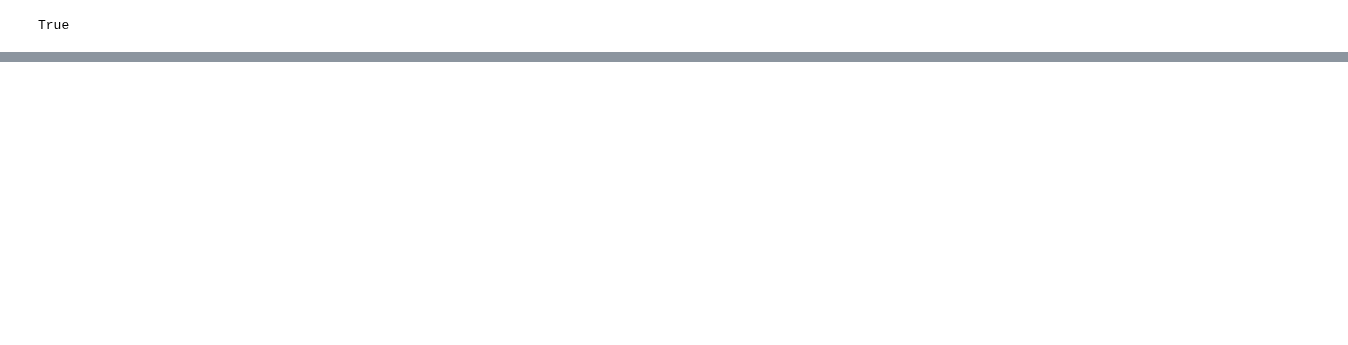
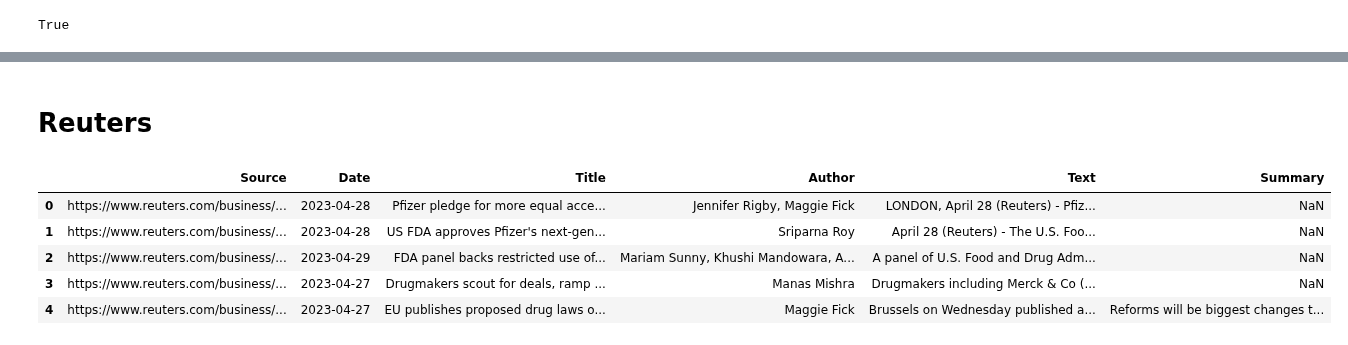
Before and after one commit to yw4401/FinBot, a Jupyter notebook: notebooks/FLAN-T5.ipynb, the cells around one changed output, grey strips where cells are left out. Drawn from its saved outputs; the diff is of its cells as text; code cells hidden in the pictures; blank space fills up the shorter version.

```diff
--- a/notebooks/FLAN-T5.ipynb
+++ b/notebooks/FLAN-T5.ipynb
@@ -388,0 +292,12 @@ print(response)
+# %% [markdown]
+# Reuters
+# %%
+reuter_df = pd.read_excel("gs://scraped-news-article-data-null/Data_Reuters.xlsx")
+reuter_df.head()
+# %% [output]
+|  | Source | Date | Title | Author | Text | Summary |
+| 0 | https://www.reuters.com/business/... | 2023-04-28 | Pfizer pledge for more equal acce... | Jennifer Rigby, Maggie Fick | LONDON, April 28 (Reuters) - Pfiz... | NaN |
+| 1 | https://www.reuters.com/business/... | 2023-04-28 | US FDA approves Pfizer's next-gen... | Sriparna Roy | April 28 (Reuters) - The U.S. Foo... | NaN |
+| 2 | https://www.reuters.com/business/... | 2023-04-29 | FDA panel backs restricted use of... | Mariam Sunny, Khushi Mandowara, A... | A panel of U.S. Food and Drug Adm... | NaN |
+| 3 | https://www.reuters.com/business/... | 2023-04-27 | Drugmakers scout for deals, ramp ... | Manas Mishra | Drugmakers including Merck & Co (... | NaN |
+| 4 | https://www.reuters.com/business/... | 2023-04-27 | EU publishes proposed drug laws o... | Maggie Fick | Brussels on Wednesday published a... | Reforms will be biggest changes t... |
```
Also changed, not shown: parts of 83 cells of this notebook.
